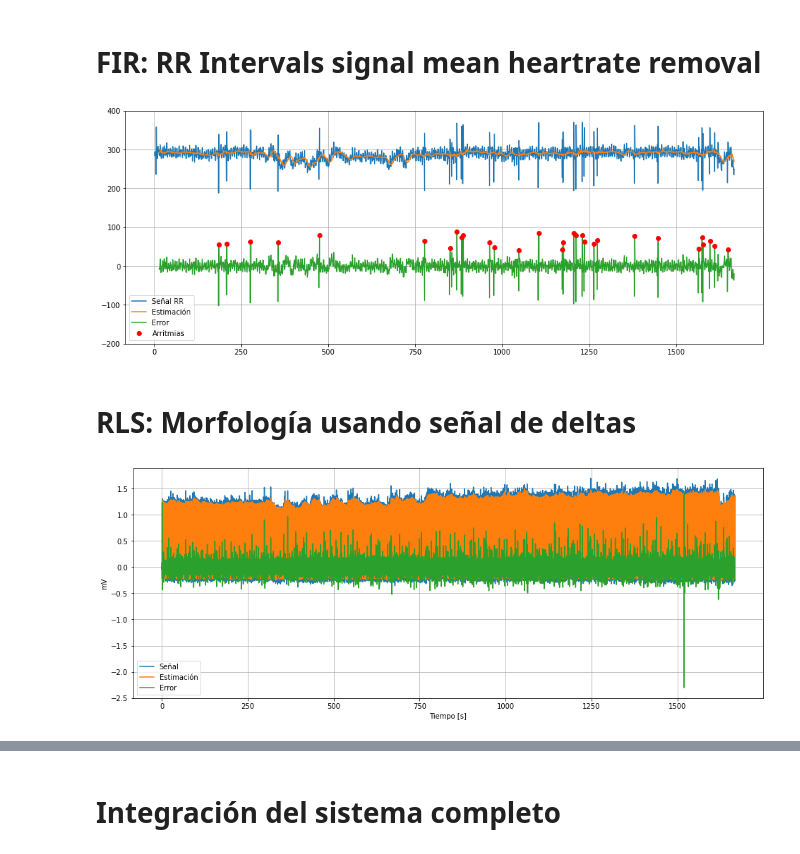
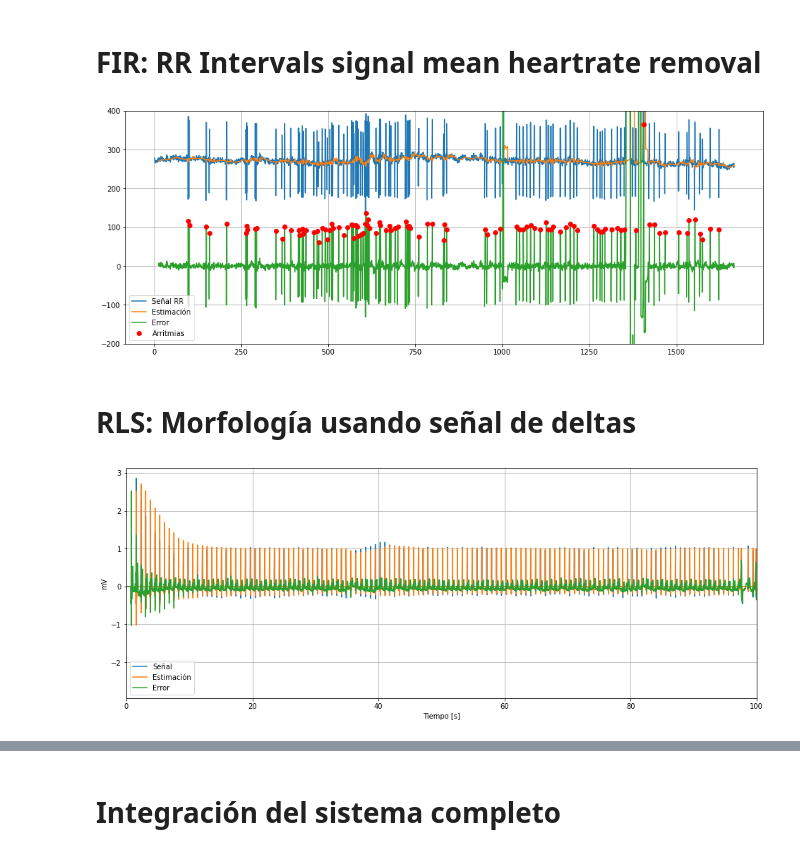
Before and after one commit to mbergerman/Procesamiento-Adaptativo, a Jupyter notebook: Proyecto 2/PASA_P2_G2.ipynb, the cells around one changed output, grey strips where cells are left out. Saved outputs shown, nothing was run; the diff lists cells and outputs as text; code cells hidden in the pictures.

```diff
--- a/Proyecto 2/PASA_P2_G2.ipynb
+++ b/Proyecto 2/PASA_P2_G2.ipynb
@@ -64,8 +64,8 @@ class real_time_peak_detector():
 # %%
 N = 600000
 
-record, record_data = wfdb.rdsamp('mit-bih-arrhythmia-database-1.0.0/100', sampto=N)
-annotation = wfdb.rdann('mit-bih-arrhythmia-database-1.0.0/100', 'atr', sampto=N)
+record, record_data = wfdb.rdsamp('mit-bih-arrhythmia-database-1.0.0/116', sampto=N)
+annotation = wfdb.rdann('mit-bih-arrhythmia-database-1.0.0/116', 'atr', sampto=N)
 
 fs = record_data['fs']
 channel1 = record[:,0].reshape((N, 1))
@@ -122,15 +158,15 @@ yhat = []
 
 offset = 0
 
-peak_width = 30
-peak_detector = real_time_peak_detector(channel1_a[ : peak_width], peak_width, 0.7)
+peak_width = 128
+peak_detector = real_time_peak_detector(norm_signal[ : peak_width], peak_width, 0.5)
 
 peaks = np.array([])
 RR = np.array([])
 time_indexes = np.array([])
 
 for i in range(peak_width, N):
-    if peak_detector.set_new_value(channel1_a[i]):
+    if peak_detector.set_new_value(norm_signal[i]):
         peaks = np.append(peaks, i - peak_width + 1)
         if len(peaks)>1:
             RR = np.append(RR, peaks[-1] - peaks[-2])
@@ -154,11 +190,11 @@ plt.grid()
 plt.legend()
 plt.show()
 # %% [output]
-[figure, old version]
+[figure, new version]
 # %% [markdown]
 # RLS: Morfología usando señal de deltas
 # %%
-M = 128
+M = 64
 w = np.zeros((M, 1))    # el vector queda en el orden inverso al tradicional
 e = np.zeros(N)
 yhat = np.zeros(N)
@@ -170,20 +206,20 @@ P = np.eye(M) / delta   # R^-1
 
 lambda_inv = 1 / lambda_
 
-peak_width = 32
-peak_detector = real_time_peak_detector(channel1_a[ : peak_width], peak_width, threshold=0.7)
+peak_width = 128
+peak_detector = real_time_peak_detector(norm_signal[ : peak_width], peak_width, threshold=0.5)
 
 delay = peak_width + 32     # +32 para darle un poco de margen de seguridad
 
 for i in range(peak_width, N):
-    if peak_detector.set_new_value(channel1_a[i]):    # Hay un nuevo pico en [i - peak_width + 1] ?
+    if peak_detector.set_new_value(norm_signal[i]):    # Hay un nuevo pico en [i - peak_width + 1] ?
         x = np.zeros((M, 1))
         x[-1] = 1
     else:
         x = np.roll(x, -1)
         x[-1] = 0
 
-    y = channel1_a[i - delay]
+    y = norm_signal[i - delay]
     yhat[i - delay] = np.dot(w.T, x).item(0)
     e[i - delay] = y - yhat[i - delay]
     gbar = lambda_inv * np.dot(P, x)       # Ecuaciones RLS
@@ -193,18 +229,18 @@ for i in range(peak_width, N):
     P = lambda_inv * P - np.dot(g, gbar.T)
 # %%
 plt.figure(figsize=(16, 6))
-plt.plot(time, channel1_a, label = 'Señal')
+plt.plot(time, norm_signal, label = 'Señal')
 plt.plot(time, yhat, label = 'Estimación')
 plt.plot(time, e, label = 'Error')
 plt.xlabel('Tiempo [s]')
 plt.ylabel(record_data['units'][0])
 
-#plt.xlim(1500, 1520)
+plt.xlim(0, 100)
 plt.grid()
 plt.legend(loc='lower left')
 plt.show()
 # %% [output]
-[figure, old version]
+[figure, new version]
 # %%
 plt.figure(figsize=(16, 4))
 plt.stem(np.flip(w))
```
Also changed, not shown: parts of 8 cells of this notebook, 3 other files.
